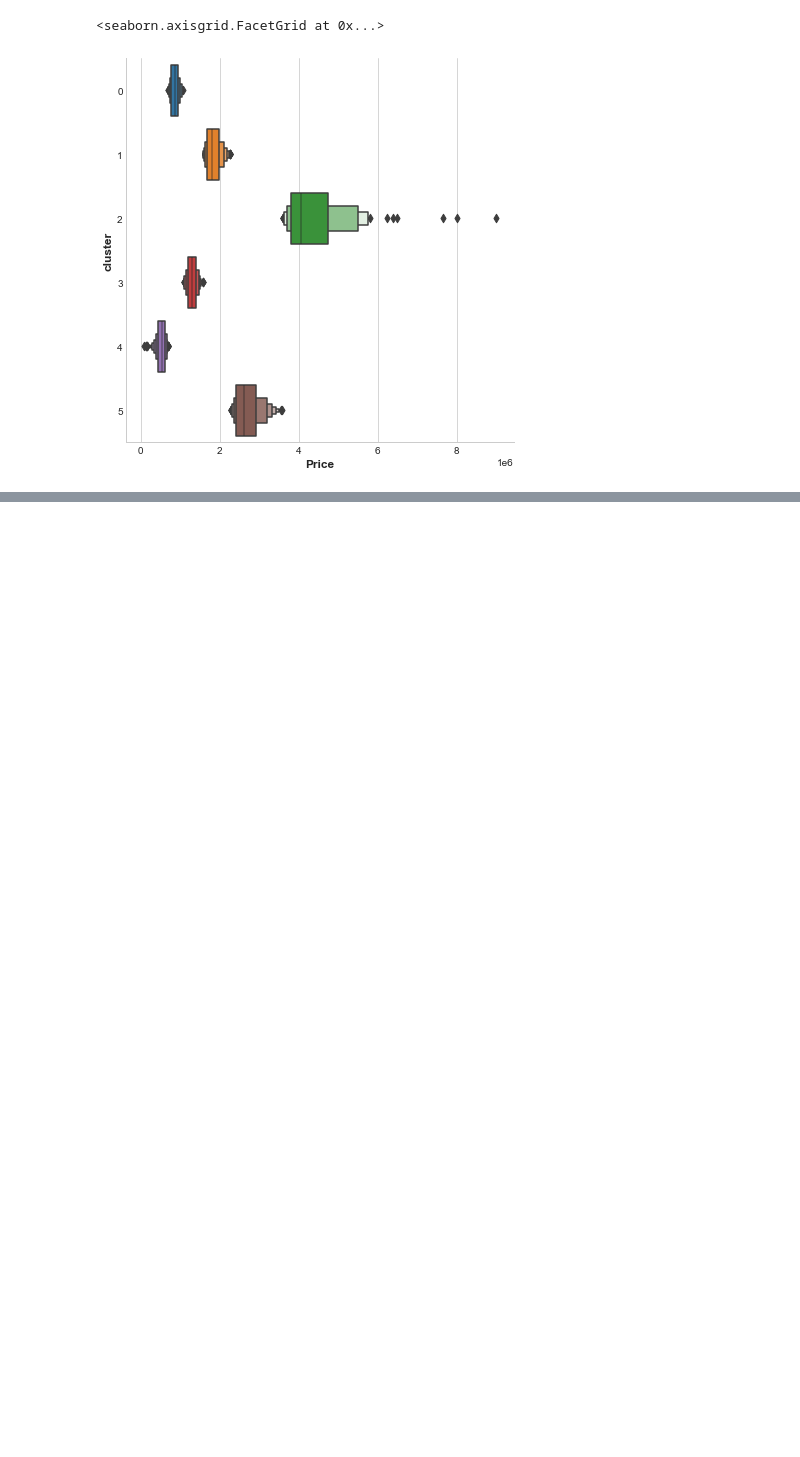
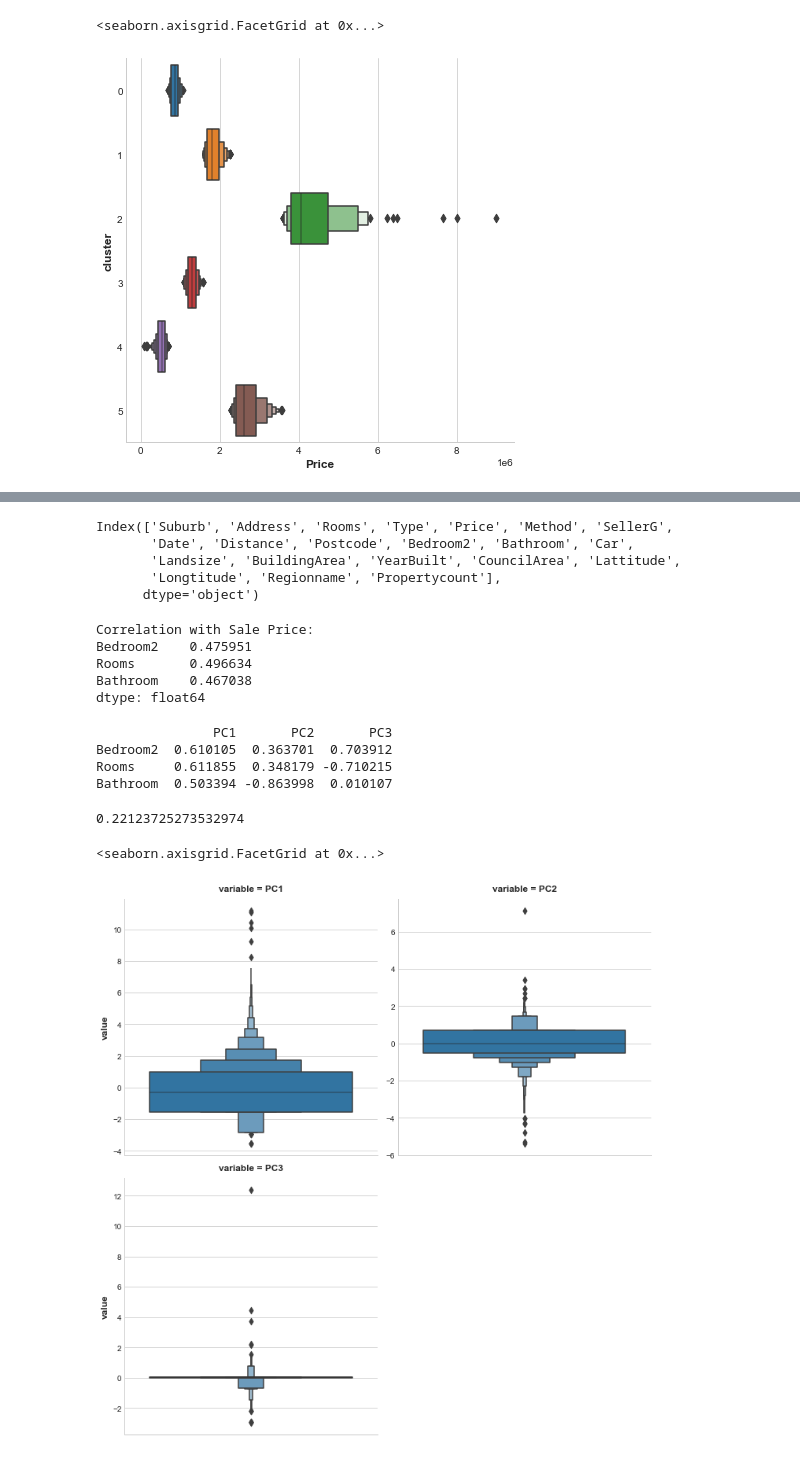
Before and after one commit to joshfuchs/DataScience_projects, a Jupyter notebook: housing_prices.ipynb, the cells around one changed output, grey strips where cells are left out. Drawn from its saved outputs; the diff is of its cells as text; code cells hidden in the pictures; blank space fills up the shorter version.

```diff
--- a/housing_prices.ipynb
+++ b/housing_prices.ipynb
@@ -642,0 +716,55 @@ TypeError: 'Index' object is not callable
+# %%
+df.columns
+# %% [output]
+Index(['Suburb', 'Address', 'Rooms', 'Type', 'Price', 'Method', 'SellerG',
+       'Date', 'Distance', 'Postcode', 'Bedroom2', 'Bathroom', 'Car',
+       'Landsize', 'BuildingArea', 'YearBuilt', 'CouncilArea', 'Lattitude',
+       'Longtitude', 'Regionname', 'Propertycount'],
+      dtype='object')
+# %%
+# look for some feature that are correlated with Price
+
+features = ['Bedroom2', 'Rooms', 'Bathroom']
+
+print('Correlation with Sale Price:')
+print(df[features].corrwith(df.Price))
+# %% [output]
+Correlation with Sale Price:
+Bedroom2    0.475951
+Rooms       0.496634
+Bathroom    0.467038
+dtype: float64
+# %%
+X = df.copy()
+y = X.pop('Price')
+X = X.loc[:, features]
+
+# apply_pca, defined above, reproduces the code from the tutorial
+pca, X_pca, loadings = apply_pca(X)
+print(loadings)
+# %% [output]
+               PC1       PC2       PC3
+Bedroom2  0.610105  0.363701  0.703912
+Rooms     0.611855  0.348179 -0.710215
+Bathroom  0.503394 -0.863998  0.010107
+# %%
+X = df.copy()
+y = X.pop('Price')
+
+X['Feature1'] = X.Bedroom2 + X.Rooms + X.Bathroom
+
+score = score_dataset(X, y)
+print(score)
+# %% [output]
+0.22123725273532974
+# %%
+sns.catplot(
+    y='value',
+    col='variable',
+    data = X_pca.melt(),
+    kind = 'boxen',
+    sharey = False,
+    col_wrap = 2)
+# %% [output]
+<seaborn.axisgrid.FacetGrid at 0x...>
+[figure, added]
```
Also changed, not shown: parts of 9 cells of this notebook.
